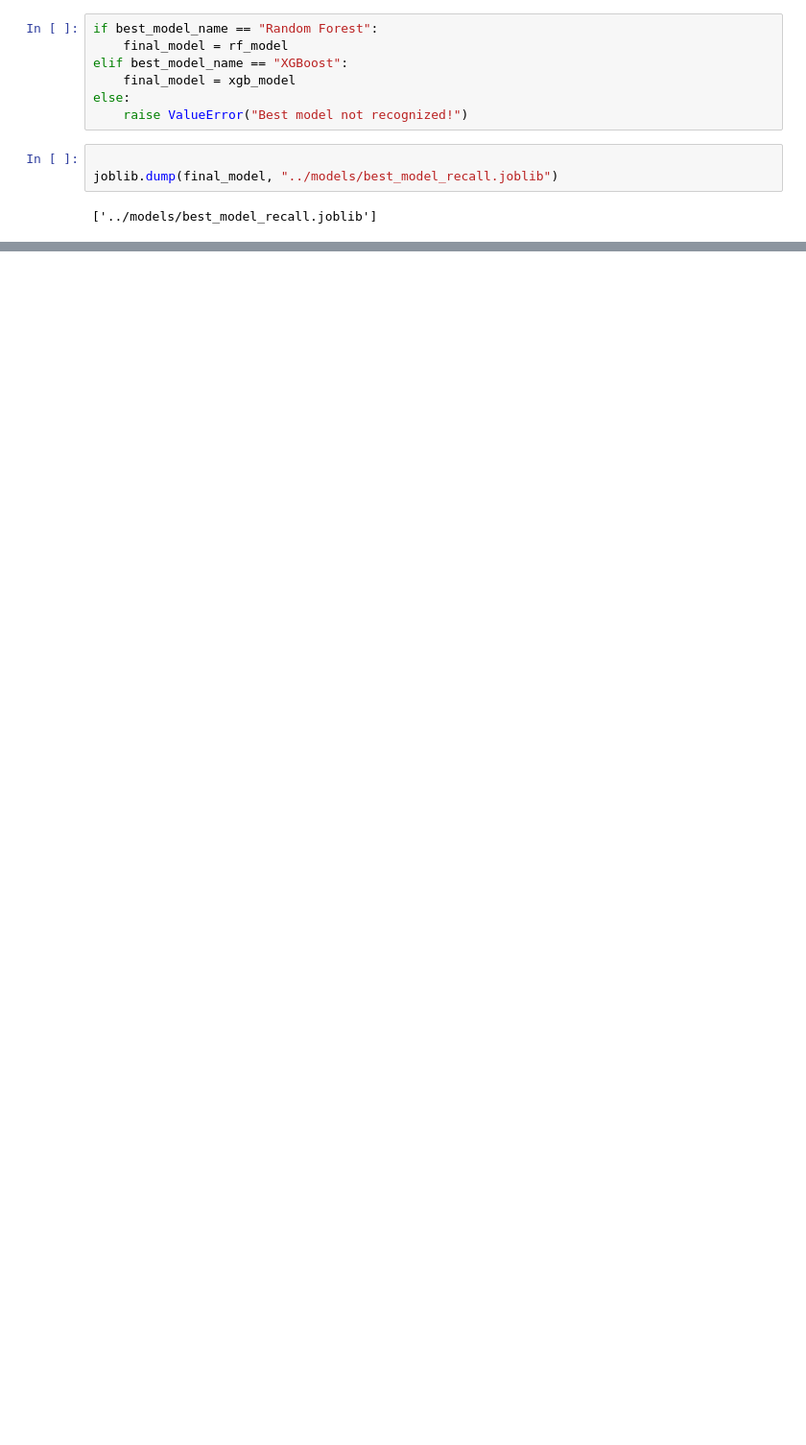
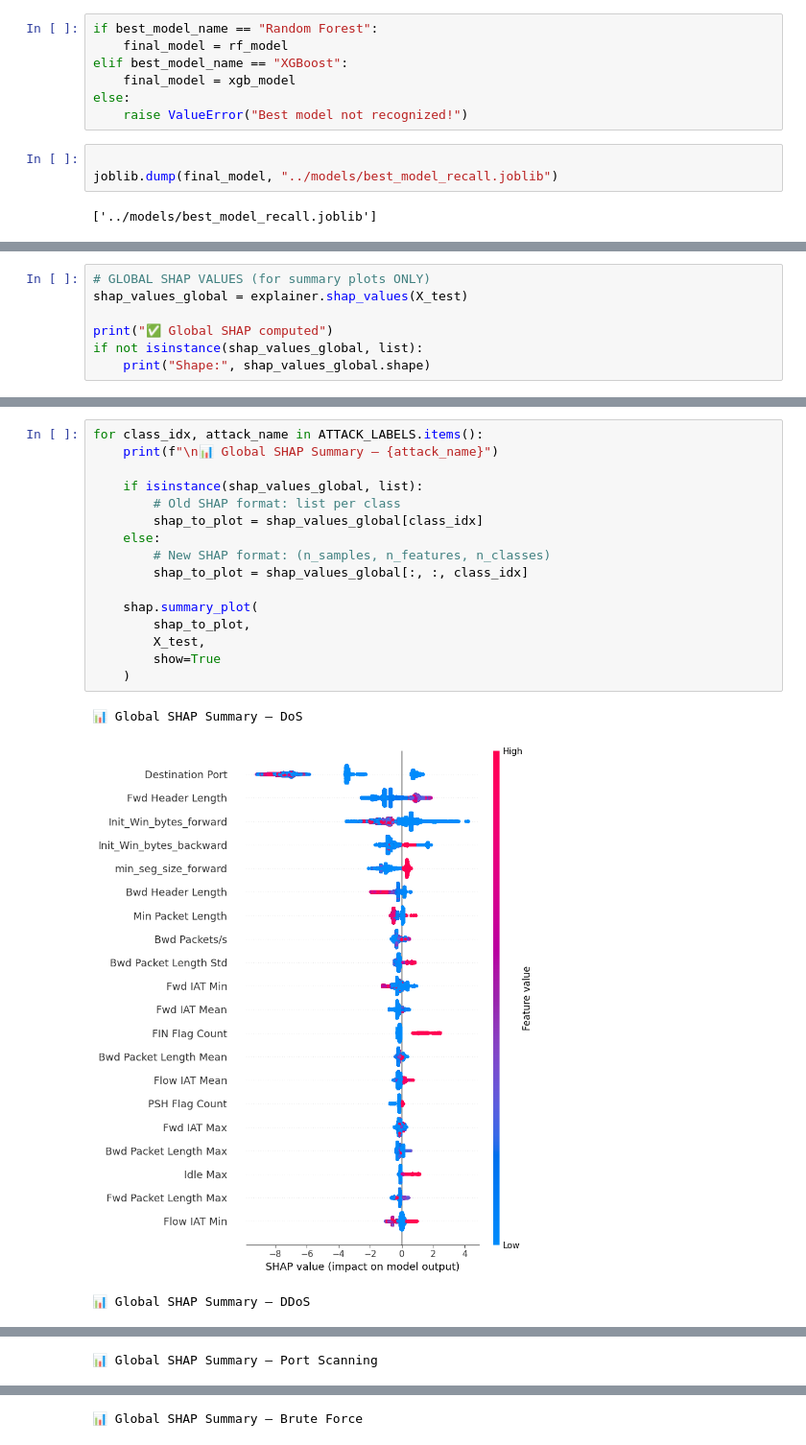
Before and after one commit to NadineYassin/Intrusion-Detection, a Jupyter notebook: notebooks/notebook.ipynb, the cells around one changed output, grey strips where cells are left out. Shown at 96% size. Cells and saved outputs as stored; diff of their text form; blank space fills up the shorter version.

```diff
--- a/notebooks/notebook.ipynb
+++ b/notebooks/notebook.ipynb
@@ -696,0 +759,7 @@ joblib.dump(final_model, "../models/best_model_recall.joblib")
+# %%
+# GLOBAL SHAP VALUES (for summary plots ONLY)
+shap_values_global = explainer.shap_values(X_test)
+
+print("✅ Global SHAP computed")
+if not isinstance(shap_values_global, list):
+    print("Shape:", shap_values_global.shape)
@@ -696,0 +769,20 @@ joblib.dump(final_model, "../models/best_model_recall.joblib")
+# %%
+for class_idx, attack_name in ATTACK_LABELS.items():
+    print(f"\n📊 Global SHAP Summary — {attack_name}")
+
+    if isinstance(shap_values_global, list):
+        # Old SHAP format: list per class
+        shap_to_plot = shap_values_global[class_idx]
+    else:
+        # New SHAP format: (n_samples, n_features, n_classes)
+        shap_to_plot = shap_values_global[:, :, class_idx]
+
+    shap.summary_plot(
+        shap_to_plot,
+        X_test,
+        show=True
+    )
+# %% [output]
+📊 Global SHAP Summary — DoS
+[figure, added]
+📊 Global SHAP Summary — DDoS
@@ -696,0 +790 @@ joblib.dump(final_model, "../models/best_model_recall.joblib")
+📊 Global SHAP Summary — Port Scanning
@@ -696,0 +792 @@ joblib.dump(final_model, "../models/best_model_recall.joblib")
+📊 Global SHAP Summary — Brute Force
```
Also changed, not shown: parts of 16 cells of this notebook, 6 other files.
